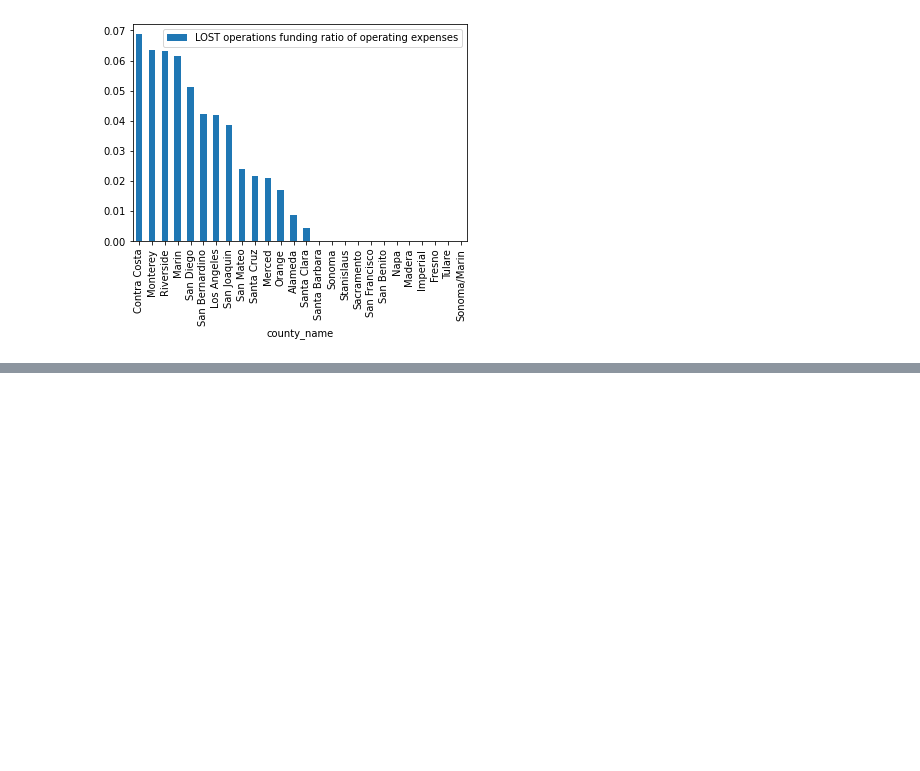
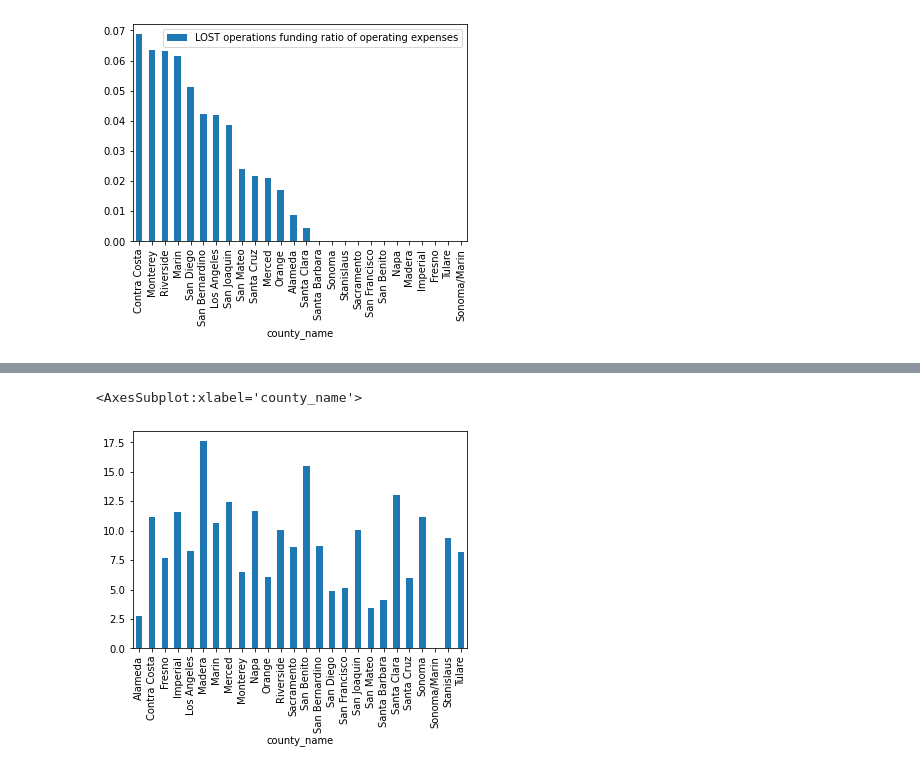
Before and after one commit to cal-itp/ucla-capstone-code, a Jupyter notebook: notebooks/4_sco_county_transit_funding.ipynb, the cells around one changed output, grey strips where cells are left out. Saved outputs shown, nothing was run; the diff lists cells and outputs as text; code cells hidden in the pictures; blank space fills up the shorter version.

```diff
--- a/notebooks/4_sco_county_transit_funding.ipynb
+++ b/notebooks/4_sco_county_transit_funding.ipynb
@@ -96,3 +142,5 @@ all_funding_19
+# %%
+all_funding_19['County'] = all_funding_19.index
 # %%
 #this info might be better presented as a stacked bar with all funding sources?
 
@@ -126,3 +174,12 @@ measures
 | 193 | Q | 6097 | Sonoma/Marin | 0.00250 | NaN | NaN | ... |
 | 566 | L | 6099 | Stanislaus | 0.00500 | 0.0700 | NaN | ... |
 | 162 | R | 6107 | Tulare | 0.00500 | 0.0600 | NaN | ... |
+# %%
+all_funding_19['Farebox Recovery'] = all_funding_19['Total Operating Expenses_ Actual_Operating Expenses'] / all_funding_19['Passenger Fares_ Actual_Operating Revenues']
+# %%
+all_funding_19['LOST Percentage'] = all_funding_19['Total Operating Expenses_ Actual_Operating Expenses'] / all_funding_19['LOST Transit All']
+# %%
+all_funding_19['Farebox Recovery'].plot(kind='bar')
+# %% [output]
+<AxesSubplot:xlabel='county_name'>
+[figure, added]
```
Also changed, not shown: parts of 9 cells of this notebook, 2 other files.
